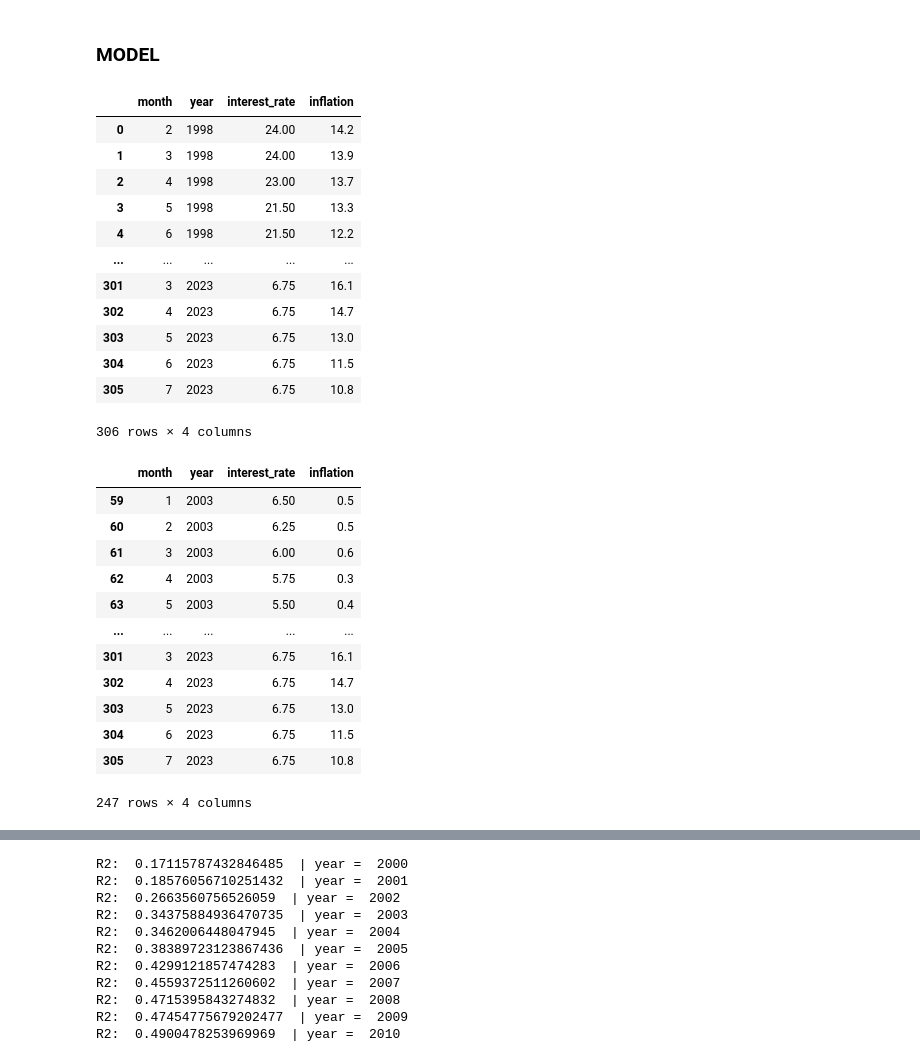
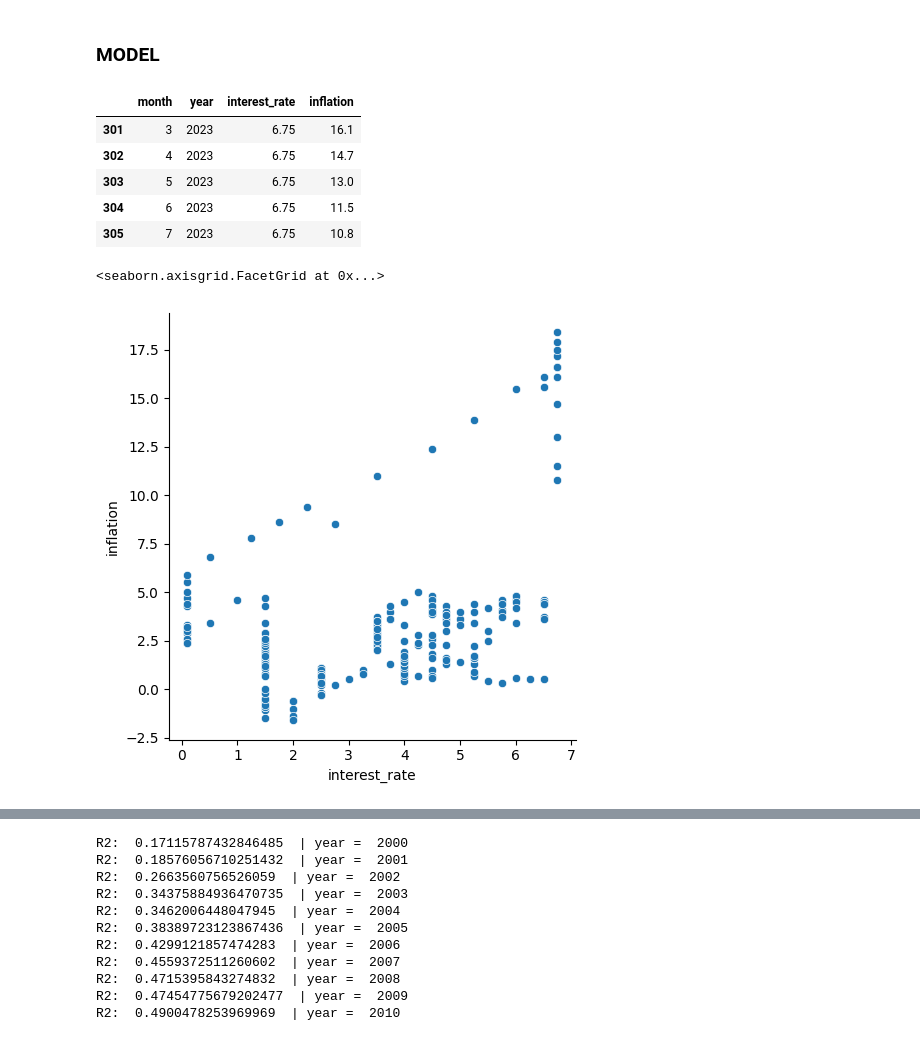
Before and after one commit to prosowiec/bonds, a Jupyter notebook: economic_data/notebooks/NBP_rates.ipynb, the cells around one changed output, grey strips where cells are left out. Cells and saved outputs as stored; diff of their text form; code cells hidden in the pictures.

```diff
--- a/economic_data/notebooks/NBP_rates.ipynb
+++ b/economic_data/notebooks/NBP_rates.ipynb
@@ -100,47 +91,29 @@ df.set_index('date', inplace=True)
 # %%
 train = df_full.copy()
 inflation_pred = pd.read_csv(path + "/economic_data/predicted_inflation.csv")
 histInflation = pd.read_csv(path + "/economic_data/inflation_gus.csv")
 
 histInflation["date"] = pd.to_datetime(histInflation["date"])
 
 histInflation["month"] = histInflation["date"].dt.month
 histInflation["year"] = histInflation["date"].dt.year
 histInflation.drop("date", axis=1, inplace=True)
 
 
 
 train = train.merge(histInflation, on=["month", "year"], how="left")
 data = train.copy()
-train
+train.tail()
 # %% [output]
 |  | month | year | interest_rate | inflation |
-| 0 | 2 | 1998 | 24.00 | 14.2 |
-| 1 | 3 | 1998 | 24.00 | 13.9 |
-| 2 | 4 | 1998 | 23.00 | 13.7 |
-| 3 | 5 | 1998 | 21.50 | 13.3 |
-| 4 | 6 | 1998 | 21.50 | 12.2 |
-| ... | ... | ... | ... | ... |
 | 301 | 3 | 2023 | 6.75 | 16.1 |
 | 302 | 4 | 2023 | 6.75 | 14.7 |
 | 303 | 5 | 2023 | 6.75 | 13.0 |
 | 304 | 6 | 2023 | 6.75 | 11.5 |
 | 305 | 7 | 2023 | 6.75 | 10.8 |
-306 rows × 4 columns
 # %%
 plot_df = data[data["year"] > 2002]
-plot_df
+sns.relplot(data = plot_df, y = "inflation", x = "interest_rate")
 # %% [output]
-|  | month | year | interest_rate | inflation |
-| 59 | 1 | 2003 | 6.50 | 0.5 |
-| 60 | 2 | 2003 | 6.25 | 0.5 |
-| 61 | 3 | 2003 | 6.00 | 0.6 |
-| 62 | 4 | 2003 | 5.75 | 0.3 |
-| 63 | 5 | 2003 | 5.50 | 0.4 |
-| ... | ... | ... | ... | ... |
-| 301 | 3 | 2023 | 6.75 | 16.1 |
-| 302 | 4 | 2023 | 6.75 | 14.7 |
-| 303 | 5 | 2023 | 6.75 | 13.0 |
-| 304 | 6 | 2023 | 6.75 | 11.5 |
-| 305 | 7 | 2023 | 6.75 | 10.8 |
-247 rows × 4 columns
+<seaborn.axisgrid.FacetGrid at 0x...>
+[figure, added]
```
Also changed, not shown: parts of 7 cells of this notebook, 2 other files.
